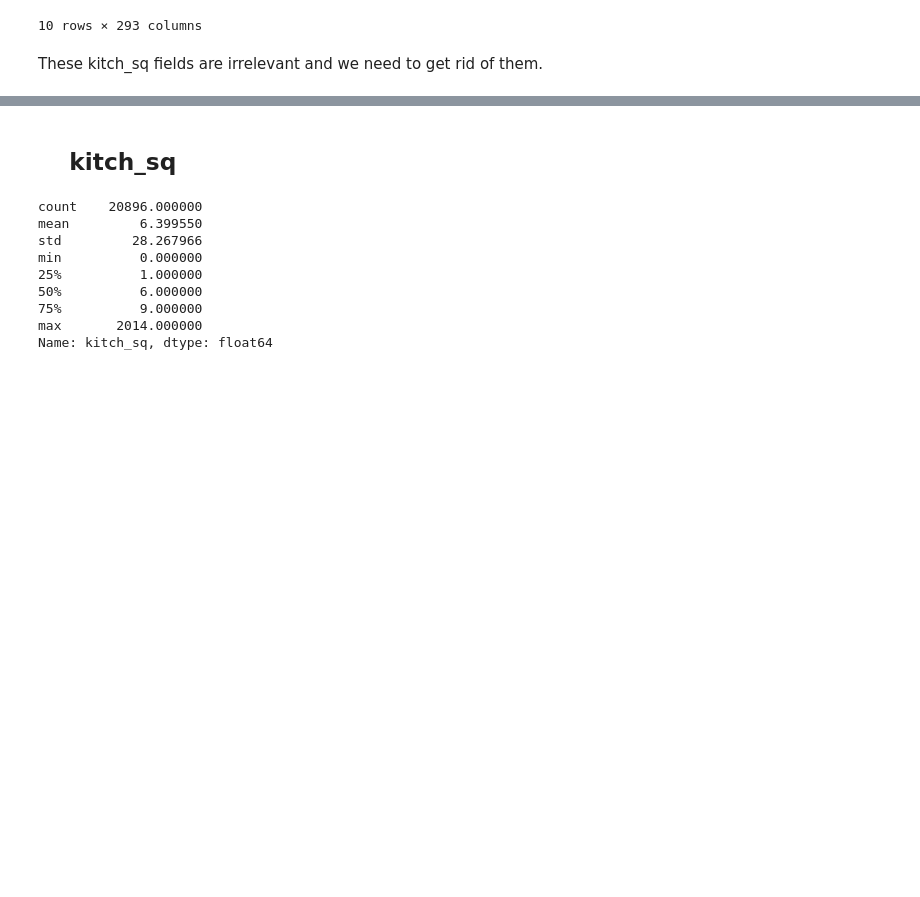
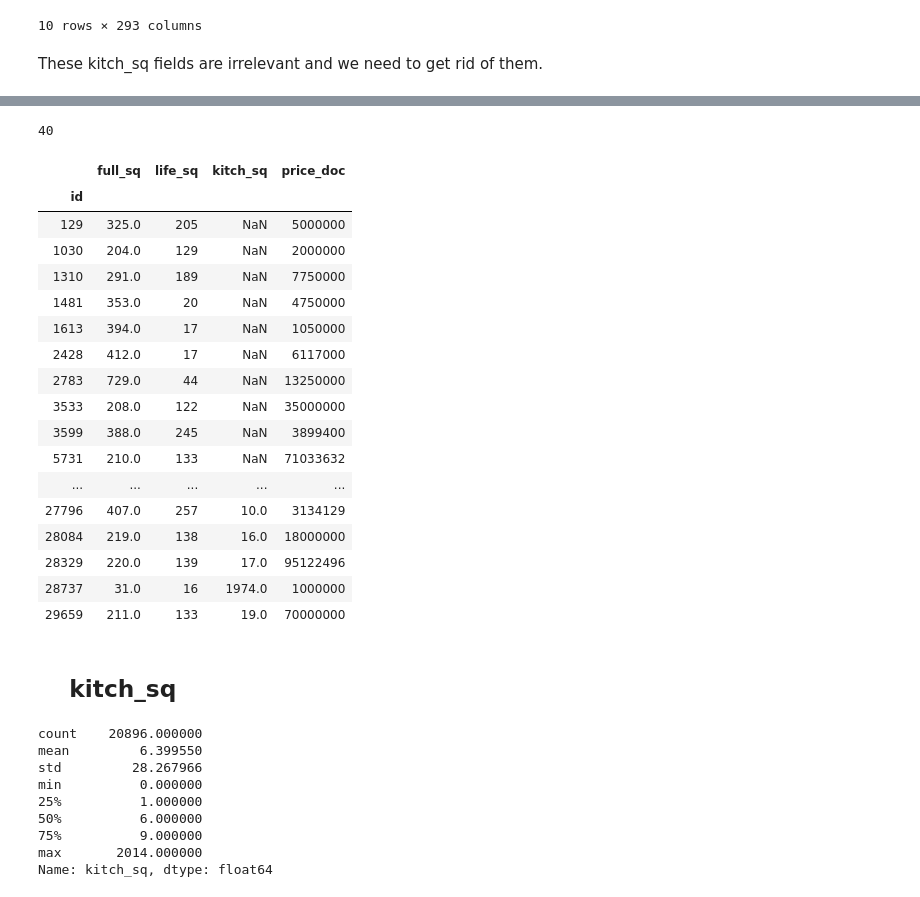
Before and after one commit to Serega6678/Kaggle-Competitions, a Jupyter notebook: Sberbank Russian Housing Market/Sqaure_Analysis.ipynb, the cells around one changed output, grey strips where cells are left out. Cells and saved outputs as stored; diff of their text form; code cells hidden in the pictures; blank space fills up the shorter version.

```diff
--- a/Sberbank Russian Housing Market/Sqaure_Analysis.ipynb
+++ b/Sberbank Russian Housing Market/Sqaure_Analysis.ipynb
@@ -545,3 +598,30 @@ train['full_sq/life_sq'] = 1 / train['life_sq/full_sq']
+# %%
+train[(train['life_sq'] > 200) | (train['full_sq'] > 200) | (train['kitch_sq'] > 200)][['full_sq', \
+                                        'life_sq', 'kitch_sq', 'price_doc']].shape[0]
+# %% [output]
+40
+# %%
+train[(train['life_sq'] > 200) | (train['full_sq'] > 200) | (train['kitch_sq'] > 200)][['full_sq', \
+                                        'life_sq', 'kitch_sq', 'price_doc']].head(40)
+# %% [output]
+|  | full_sq | life_sq | kitch_sq | price_doc |
+| id |  |  |  |  |
+| 129 | 325.0 | 205 | NaN | 5000000 |
+| 1030 | 204.0 | 129 | NaN | 2000000 |
+| 1310 | 291.0 | 189 | NaN | 7750000 |
+| 1481 | 353.0 | 20 | NaN | 4750000 |
+| 1613 | 394.0 | 17 | NaN | 1050000 |
+| 2428 | 412.0 | 17 | NaN | 6117000 |
+| 2783 | 729.0 | 44 | NaN | 13250000 |
+| 3533 | 208.0 | 122 | NaN | 35000000 |
+| 3599 | 388.0 | 245 | NaN | 3899400 |
+| 5731 | 210.0 | 133 | NaN | 71033632 |
+| ... | ... | ... | ... | ... |
+| 27796 | 407.0 | 257 | 10.0 | 3134129 |
+| 28084 | 219.0 | 138 | 16.0 | 18000000 |
+| 28329 | 220.0 | 139 | 17.0 | 95122496 |
+| 28737 | 31.0 | 16 | 1974.0 | 1000000 |
+| 29659 | 211.0 | 133 | 19.0 | 70000000 |
 # %% [markdown]
 ## &emsp; kitch_sq
 # %%
```
Also changed, not shown: parts of 25 cells of this notebook.
